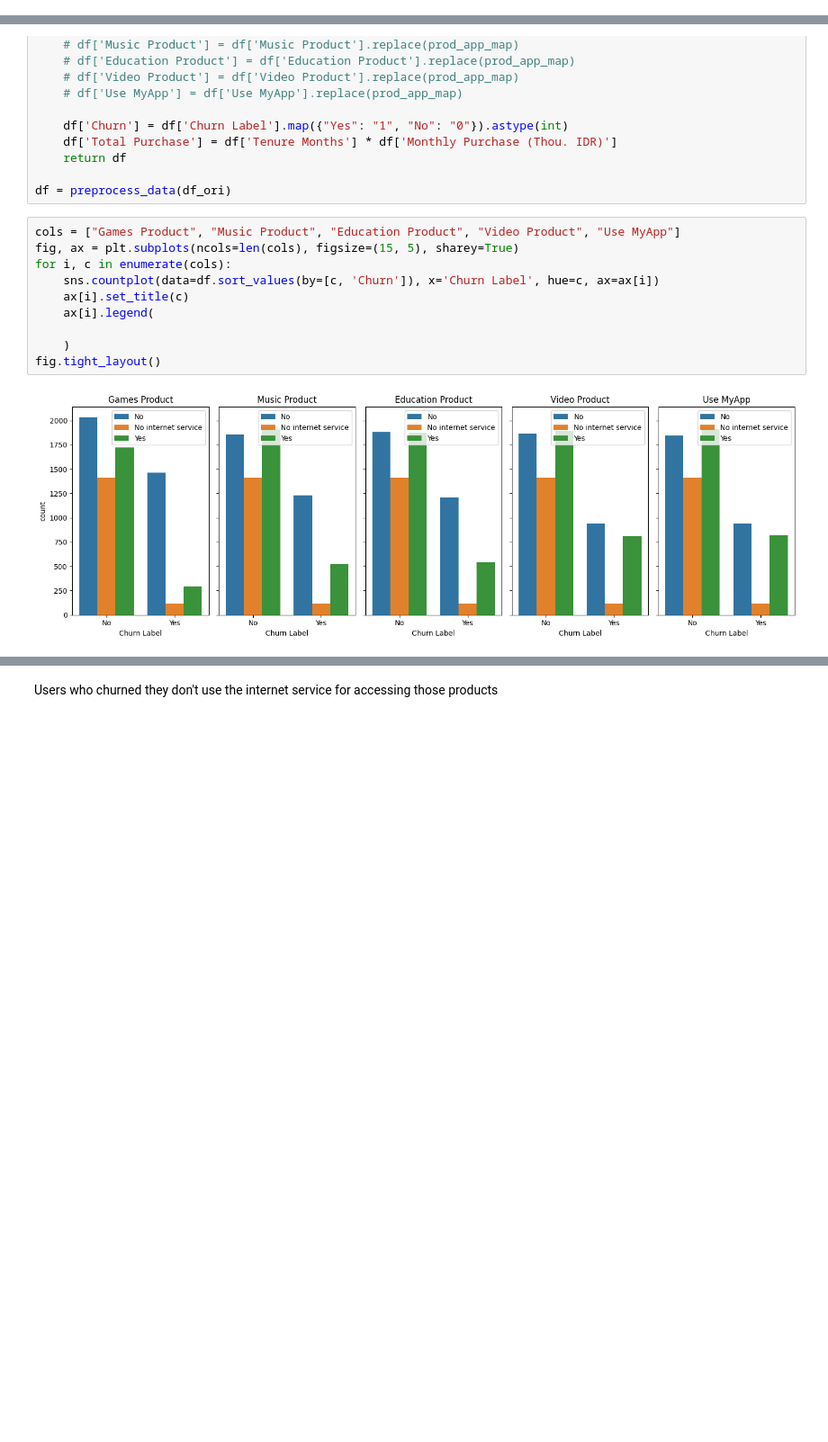
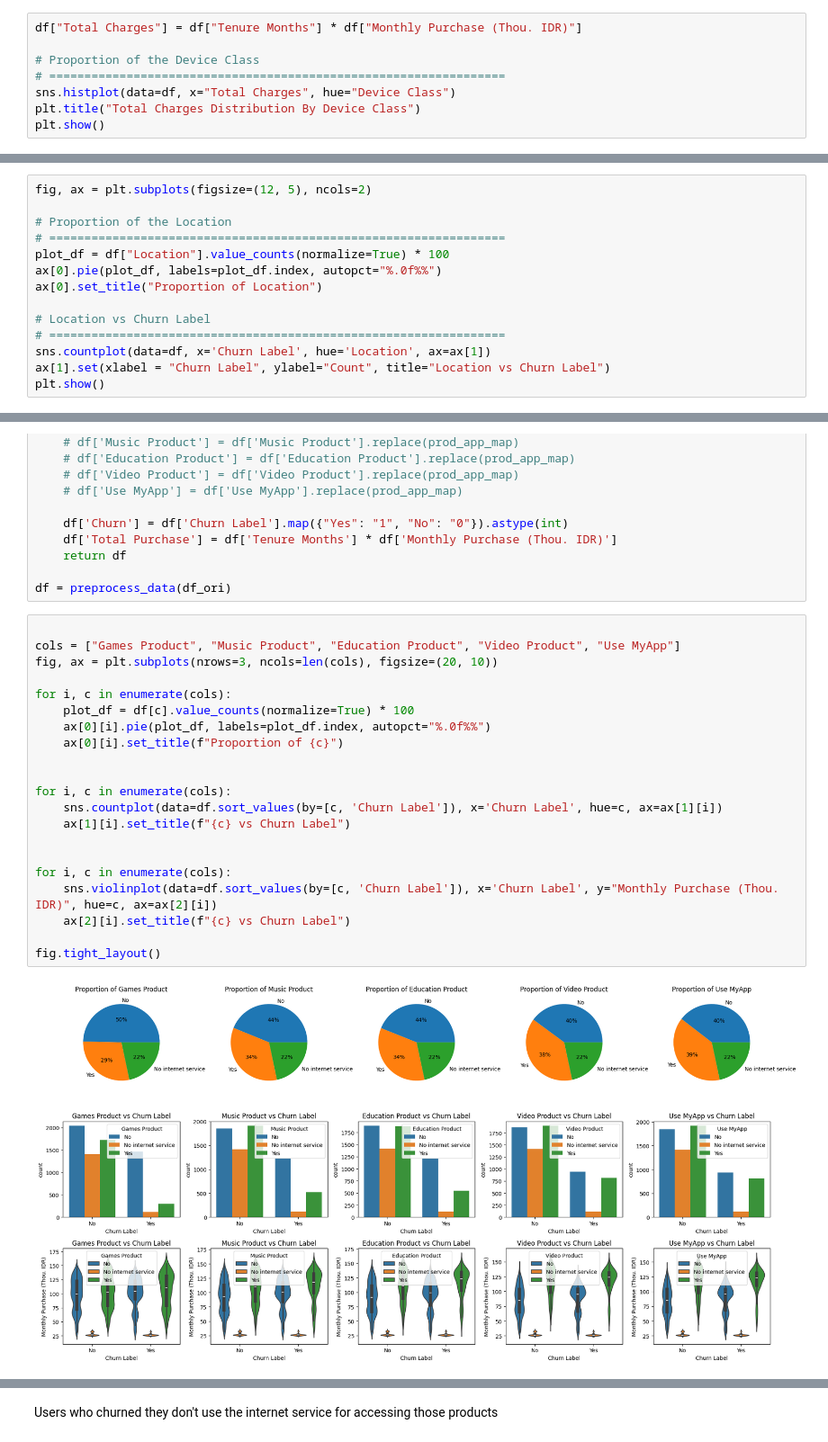
Before and after one commit to marcellinus-witarsah/data-challenge-dsw-2023, a Jupyter notebook: notebooks/03_churn_model.ipynb, the cells around one changed output, grey strips where cells are left out. Shown at 90% size. Saved outputs shown, nothing was run; the diff lists cells and outputs as text; blank space fills up the shorter version.

```diff
--- a/notebooks/03_churn_model.ipynb
+++ b/notebooks/03_churn_model.ipynb
@@ -115,0 +122,8 @@ high end class users have 40% change of churning, 18% are mid end class users, a
+# %%
+df["Total Charges"] = df["Tenure Months"] * df["Monthly Purchase (Thou. IDR)"]
+
+# Proportion of the Device Class
+# =================================================================
+sns.histplot(data=df, x="Total Charges", hue="Device Class")
+plt.title("Total Charges Distribution By Device Class")
+plt.show()
@@ -143,0 +134,14 @@ It's also not fair to say that people from `Jakarta` has higher change to churn
+# %%
+fig, ax = plt.subplots(figsize=(12, 5), ncols=2)
+
+# Proportion of the Location
+# =================================================================
+plot_df = df["Location"].value_counts(normalize=True) * 100
+ax[0].pie(plot_df, labels=plot_df.index, autopct="%.0f%%")
+ax[0].set_title("Proportion of Location")
+
+# Location vs Churn Label
+# =================================================================
+sns.countplot(data=df, x='Churn Label', hue='Location', ax=ax[1])
+ax[1].set(xlabel = "Churn Label", ylabel="Count", title="Location vs Churn Label")
+plt.show()
@@ -176,14 +194,25 @@ def preprocess_data(df):
 
 df = preprocess_data(df_ori)
 # %%
+
 cols = ["Games Product", "Music Product", "Education Product", "Video Product", "Use MyApp"]
-fig, ax = plt.subplots(ncols=len(cols), figsize=(15, 5), sharey=True)
+fig, ax = plt.subplots(nrows=3, ncols=len(cols), figsize=(20, 10))
+
 for i, c in enumerate(cols):
-    sns.countplot(data=df.sort_values(by=[c, 'Churn']), x='Churn Label', hue=c, ax=ax[i])
-    ax[i].set_title(c)
-    ax[i].legend(
+    plot_df = df[c].value_counts(normalize=True) * 100
+    ax[0][i].pie(plot_df, labels=plot_df.index, autopct="%.0f%%")
+    ax[0][i].set_title(f"Proportion of {c}")
 
-    )
+
+for i, c in enumerate(cols):
+    sns.countplot(data=df.sort_values(by=[c, 'Churn Label']), x='Churn Label', hue=c, ax=ax[1][i])
+    ax[1][i].set_title(f"{c} vs Churn Label")
+
+
+for i, c in enumerate(cols):
+    sns.violinplot(data=df.sort_values(by=[c, 'Churn Label']), x='Churn Label', y="Monthly Purchase (Thou. IDR)", hue=c, ax=ax[2][i])
+    ax[2][i].set_title(f"{c} vs Churn Label")
+
 fig.tight_layout()
 # %% [output]
-[figure, old version]
+[figure, new version]
```
Also changed, not shown: parts of 48 cells of this notebook, 4 other files.
